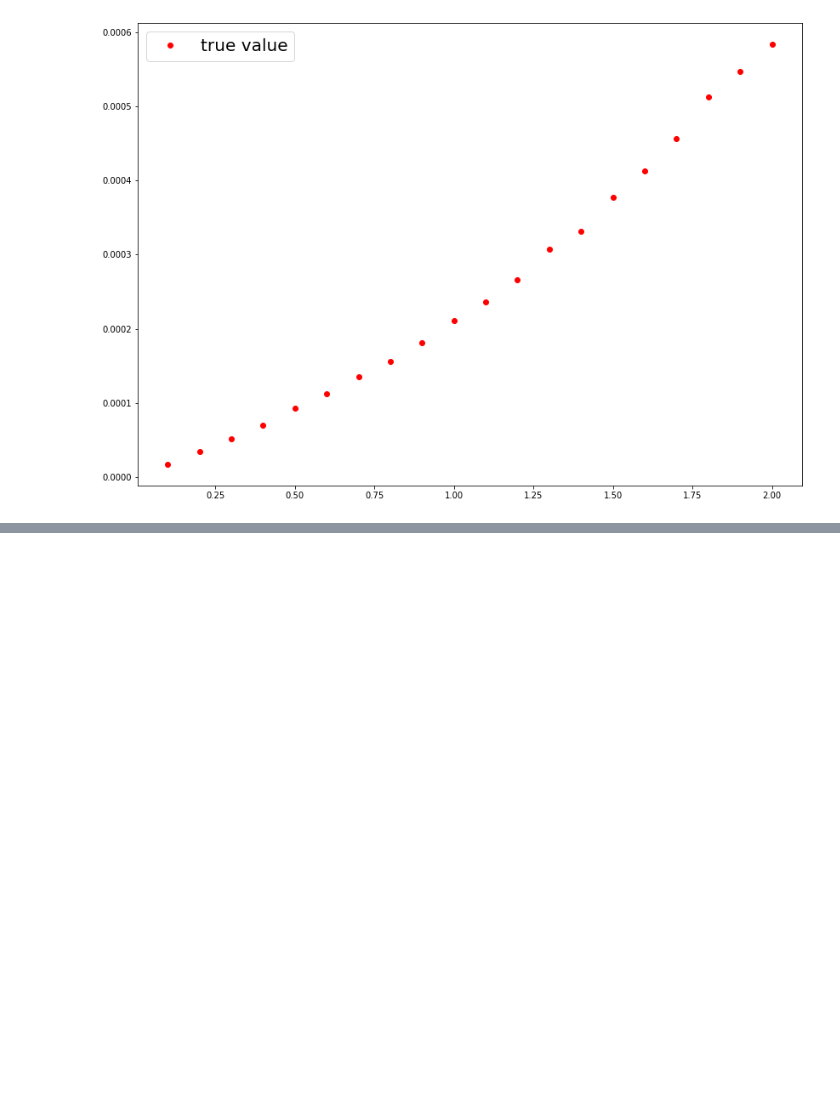
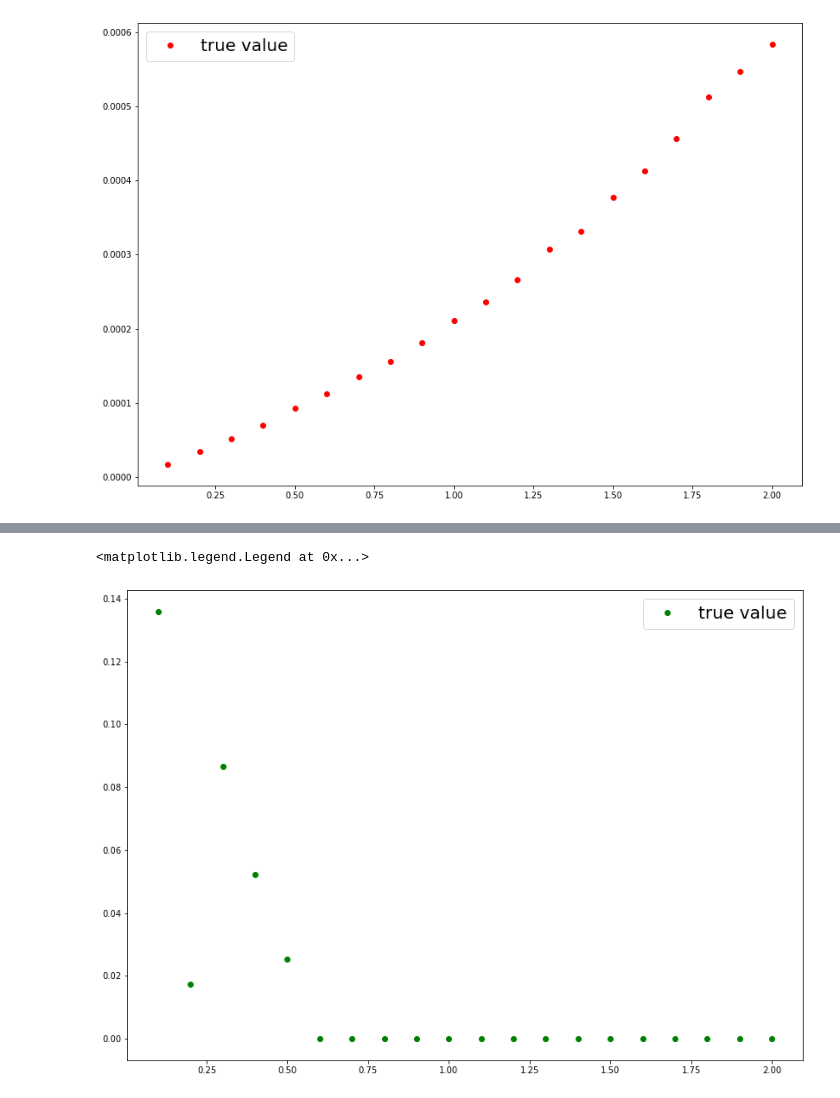
Before and after one commit to yushi1999/data_science, a Jupyter notebook: numerical_analysis_report1/report1.ipynb, the cells around one changed output, grey strips where cells are left out. Drawn from its saved outputs; the diff is of its cells as text; code cells hidden in the pictures; blank space fills up the shorter version.

```diff
--- a/numerical_analysis_report1/report1.ipynb
+++ b/numerical_analysis_report1/report1.ipynb
@@ -90,7 +95,7 @@ value,vector,np.linalg.norm(vector,ord=1)
 U=np.zeros([sigma_num,generate_num,6])
 for i in range(sigma_num):
     for j in range(generate_num):
-        m=M(sample[i][j])#行列Mの計算
+        m=matrix_M(sample[i][j])#行列Mの計算
         value,vector=eigs(m,1,which ="SM") #行列Mに対する最小固有値とそれに対応する固有ベクトル
         U[i][j]=U[i][j]+vector.reshape([6])
 # %%
@@ -117,0 +167,3 @@ plt.legend(["true value","sample"],loc="best",fontsize=20)
+# %%
+u=np.array([1.,1.,1.,1.,1.,1.,])
+matrix_M(sample[0][0],u,0.1)-matrix_L(sample[0][0],u,0.1)
@@ -117,0 +186,19 @@ plt.legend(["true value","sample"],loc="best",fontsize=20)
+# %%
+# 楕円のパラメータを計算
+U=np.zeros([sigma_num,generate_num,6])
+for i in range(10):
+    sigma=0.1*i+0.1
+    for j in range(generate_num):
+        if j%100==0:
+            print("sigma:{0} {1}個終了".format(sigma,j))
+        #u=np.random.rand(6)
+        u=np.array([1.,1.,1.,1.,1.,1.])
+        while True:
+            m_sub_l=matrix_M(sample[i][j],u,sigma)-matrix_L(sample[i][j],u,sigma)
+            value,vector=eigs(m_sub_l,1,which ="SM") #行列Mに対する最小固有値とそれに対応する固有ベクトル
+            #if cos_sim(u,vector.reshape([6]))>0.9999999999999:
+            if np.linalg.norm(u-vector.reshape([6]),ord=2)<0.1:
+                break
+            else:
+                u=vector.reshape([6])
+        U[i][j]=vector.reshape([6])
@@ -117,0 +225,21 @@ plt.legend(["true value","sample"],loc="best",fontsize=20)
+# %%
+# RMS誤差の測定
+P_u=np.identity(6)-np.outer(U_bar,U_bar)
+for i in range(sigma_num):
+    delta_u=np.zeros([generate_num,6,6])
+    for j in range(generate_num):
+        delta_u[j]=delta_u[j]+np.matmul(P_u,U[i][j])
+    rms=0.
+    for j in range(generate_num):
+        rms+=(np.linalg.norm(delta_u[j],ord=2))**2
+    rms=np.sqrt(rms/generate_num)
+    error[1][i][0]=0.1+0.1*i
+    error[1][i][1]=rms
+# %%
+plt.figure(figsize=(14, 10))
+#plt.plot(error[0,:, 0], error[0,:, 1], color="red", linestyle="None", marker='o')
+plt.plot(error[1,:, 0], error[1,:, 1], color="green", linestyle="None", marker='o')
+plt.legend(["true value","sample"],loc="best",fontsize=20)
+# %% [output]
+<matplotlib.legend.Legend at 0x...>
+[figure, added]
```
Also changed, not shown: parts of 10 cells of this notebook.
